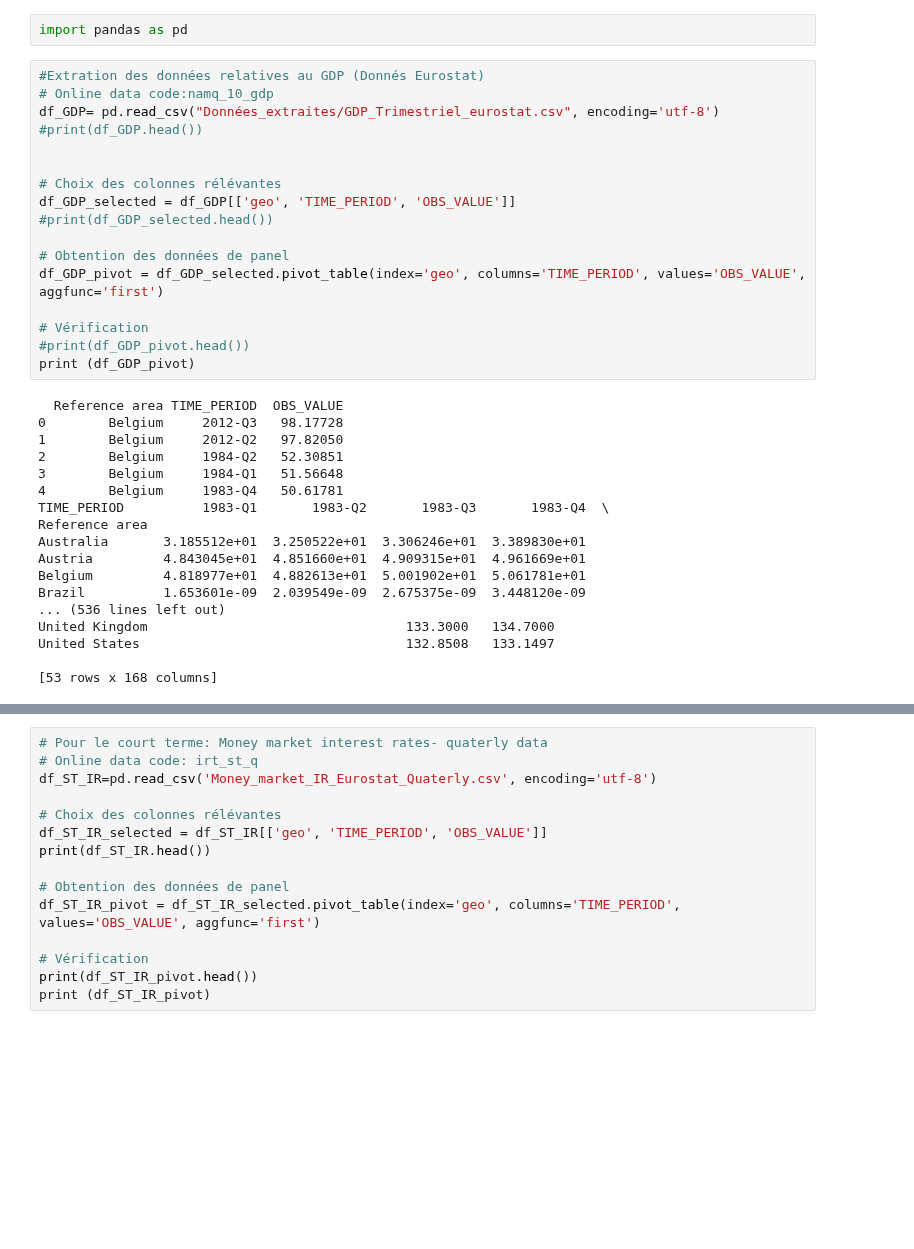
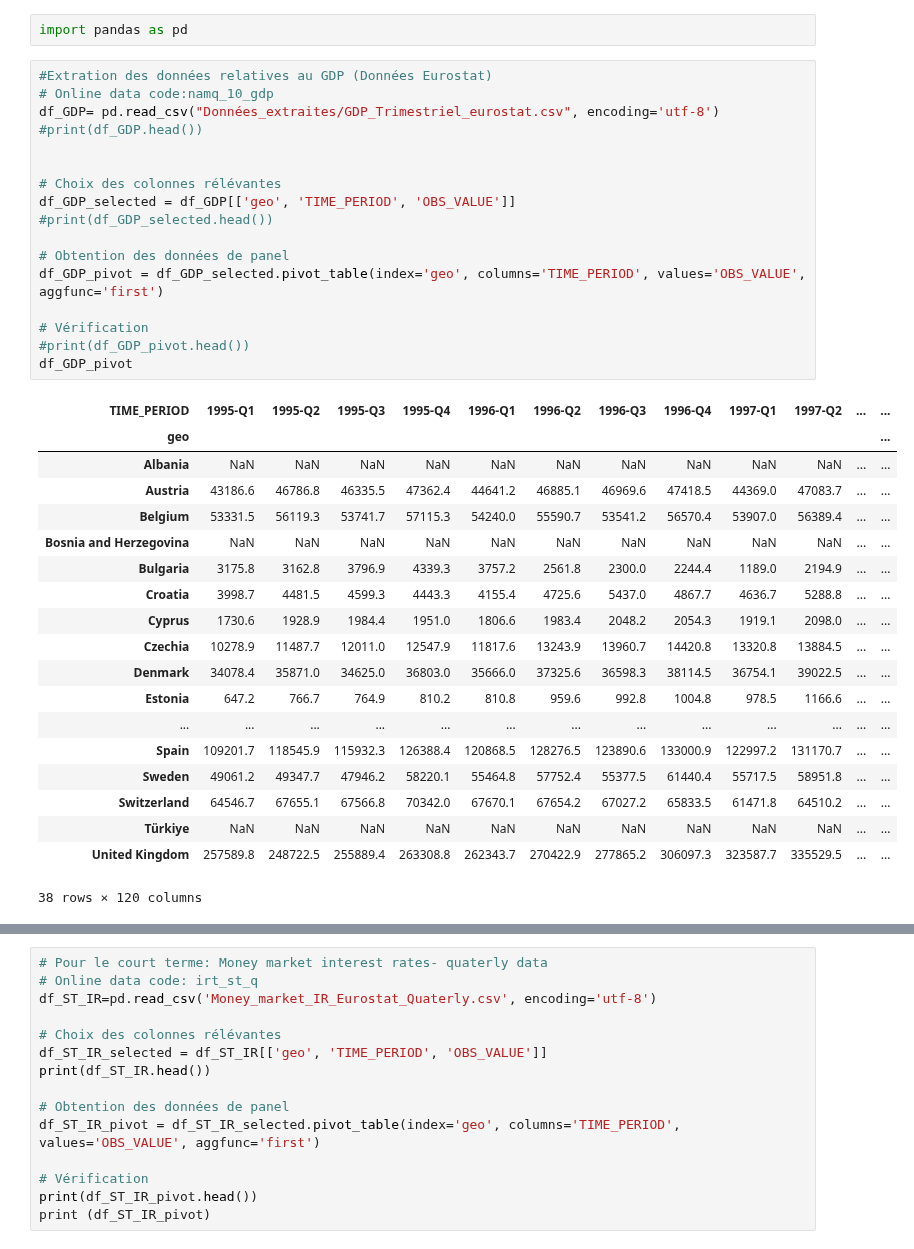
Before and after one commit to enriquealarcon01/Stat-App, a Jupyter notebook: Stat'App- test données.ipynb, the cells around one changed output, grey strips where cells are left out. Drawn from its saved outputs; the diff is of its cells as text; blank space fills up the shorter version.

```diff
--- a/Stat'App- test données.ipynb
+++ b/Stat'App- test données.ipynb
@@ -1,37 +1,39 @@
 # %%
 import pandas as pd
 # %%
-#Extration des données relatives au GDP (Donnés Eurostat)
+#Extration des données relatives au GDP (Données Eurostat)
 # Online data code:namq_10_gdp
 df_GDP= pd.read_csv("Données_extraites/GDP_Trimestriel_eurostat.csv", encoding='utf-8')
 #print(df_GDP.head())
 
 
 # Choix des colonnes rélévantes
 df_GDP_selected = df_GDP[['geo', 'TIME_PERIOD', 'OBS_VALUE']]
 #print(df_GDP_selected.head())
 
 # Obtention des données de panel
 df_GDP_pivot = df_GDP_selected.pivot_table(index='geo', columns='TIME_PERIOD', values='OBS_VALUE', aggfunc='first')
 
 # Vérification
 #print(df_GDP_pivot.head())
-print (df_GDP_pivot)
+df_GDP_pivot
 # %% [output]
+| TIME_PERIOD | 1995-Q1 | 1995-Q2 | 1995-Q3 | 1995-Q4 | 1996-Q1 | 1996-Q2 | 1996-Q3 | 1996-Q4 | 1997-Q1 | 1997-Q2 | ... | ... |
+| geo |  |  |  |  |  |  |  |  |  |  |  | ... |
+| Albania | NaN | NaN | NaN | NaN | NaN | NaN | NaN | NaN | NaN | NaN | ... | ... |
+| Austria | 43186.6 | 46786.8 | 46335.5 | 47362.4 | 44641.2 | 46885.1 | 46969.6 | 47418.5 | 44369.0 | 47083.7 | ... | ... |
+| Belgium | 53331.5 | 56119.3 | 53741.7 | 57115.3 | 54240.0 | 55590.7 | 53541.2 | 56570.4 | 53907.0 | 56389.4 | ... | ... |
+| Bosnia and Herzegovina | NaN | NaN | NaN | NaN | NaN | NaN | NaN | NaN | NaN | NaN | ... | ... |
+| Bulgaria | 3175.8 | 3162.8 | 3796.9 | 4339.3 | 3757.2 | 2561.8 | 2300.0 | 2244.4 | 1189.0 | 2194.9 | ... | ... |
+| Croatia | 3998.7 | 4481.5 | 4599.3 | 4443.3 | 4155.4 | 4725.6 | 5437.0 | 4867.7 | 4636.7 | 5288.8 | ... | ... |
+| Cyprus | 1730.6 | 1928.9 | 1984.4 | 1951.0 | 1806.6 | 1983.4 | 2048.2 | 2054.3 | 1919.1 | 2098.0 | ... | ... |
+| Czechia | 10278.9 | 11487.7 | 12011.0 | 12547.9 | 11817.6 | 13243.9 | 13960.7 | 14420.8 | 13320.8 | 13884.5 | ... | ... |
+| Denmark | 34078.4 | 35871.0 | 34625.0 | 36803.0 | 35666.0 | 37325.6 | 36598.3 | 38114.5 | 36754.1 | 39022.5 | ... | ... |
+| Estonia | 647.2 | 766.7 | 764.9 | 810.2 | 810.8 | 959.6 | 992.8 | 1004.8 | 978.5 | 1166.6 | ... | ... |
+| ... | ... | ... | ... | ... | ... | ... | ... | ... | ... | ... | ... | ... |
+| Spain | 109201.7 | 118545.9 | 115932.3 | 126388.4 | 120868.5 | 128276.5 | 123890.6 | 133000.9 | 122997.2 | 131170.7 | ... | ... |
+| Sweden | 49061.2 | 49347.7 | 47946.2 | 58220.1 | 55464.8 | 57752.4 | 55377.5 | 61440.4 | 55717.5 | 58951.8 | ... | ... |
+| Switzerland | 64546.7 | 67655.1 | 67566.8 | 70342.0 | 67670.1 | 67654.2 | 67027.2 | 65833.5 | 61471.8 | 64510.2 | ... | ... |
+| Türkiye | NaN | NaN | NaN | NaN | NaN | NaN | NaN | NaN | NaN | NaN | ... | ... |
+| United Kingdom | 257589.8 | 248722.5 | 255889.4 | 263308.8 | 262343.7 | 270422.9 | 277865.2 | 306097.3 | 323587.7 | 335529.5 | ... | ... |
-  Reference area TIME_PERIOD  OBS_VALUE
-0        Belgium     2012-Q3   98.17728
-1        Belgium     2012-Q2   97.82050
-2        Belgium     1984-Q2   52.30851
-3        Belgium     1984-Q1   51.56648
-4        Belgium     1983-Q4   50.61781
-TIME_PERIOD          1983-Q1       1983-Q2       1983-Q3       1983-Q4  \
-Reference area
-Australia       3.185512e+01  3.250522e+01  3.306246e+01  3.389830e+01
-Austria         4.843045e+01  4.851660e+01  4.909315e+01  4.961669e+01
-Belgium         4.818977e+01  4.882613e+01  5.001902e+01  5.061781e+01
-Brazil          1.653601e-09  2.039549e-09  2.675375e-09  3.448120e-09
-... (536 lines left out)
-United Kingdom                                 133.3000   134.7000
-United States                                  132.8508   133.1497
-
-[53 rows x 168 columns]
+38 rows × 120 columns
```
Also changed, not shown: parts of 1 cell of this notebook.
